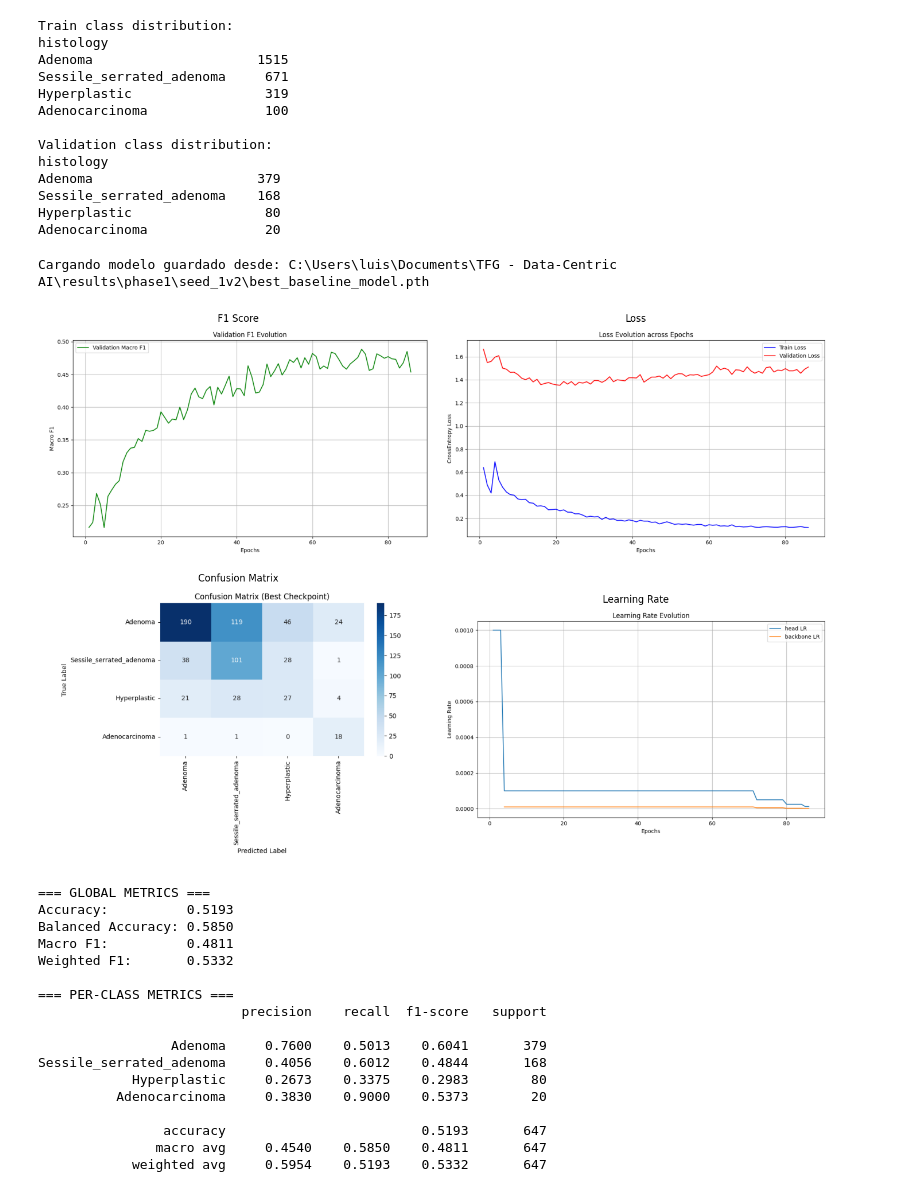
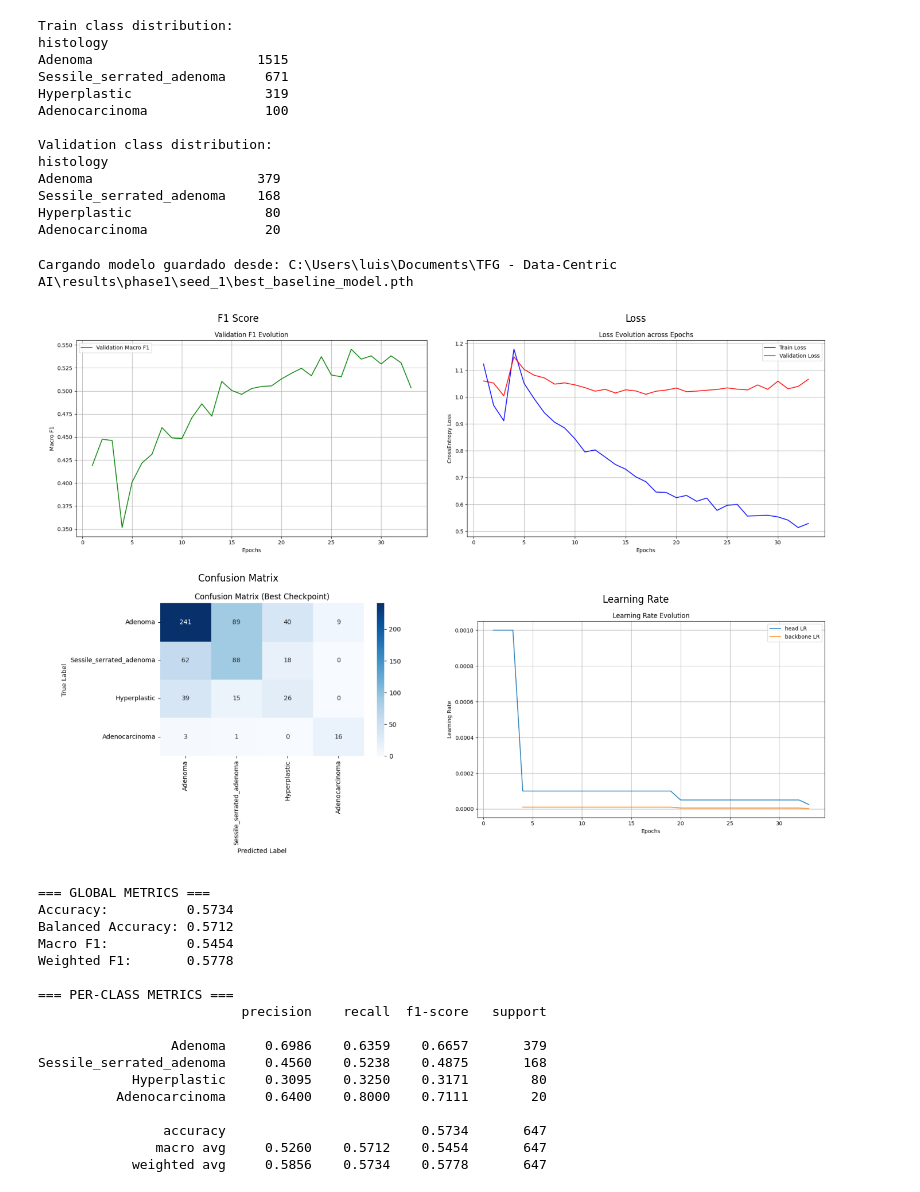
Before and after one commit to luismz14/TFG-DataCentric-AI, a Jupyter notebook: phase1.ipynb, the cells around one changed output. Saved outputs shown, nothing was run; the diff lists cells and outputs as text; code cells hidden in the pictures.

```diff
--- a/phase1.ipynb
+++ b/phase1.ipynb
@@ -38,40 +38,40 @@ Adenocarcinoma               20
 # %%
 baseline_train.random_state = 42
 
 phase1_img_dir = Path("unified_images")
 phase1_csv_dir = Path("phase1_train.csv")
 phase1_validation_csv_dir = VALIDATION_CSV
 phase1_validation_img_dir = Path("unified_images")
-phase1_dir = Path('phase1/seed_1v2')
+phase1_dir = Path('phase1/seed_1')
 
 plotTrainResults(
     train_csv_dir=phase1_csv_dir,
     validation_csv_dir=phase1_validation_csv_dir,
     train_img_dir=phase1_img_dir,
     validation_img_dir=phase1_validation_img_dir,
     results_dir=phase1_dir,
     train=baseline_train,
 )
 # %% [output]
-Cargando modelo guardado desde: C:\Users\luis\Documents\TFG - Data-Centric AI\results\phase1\seed_1v2\best_baseline_model.pth
+Cargando modelo guardado desde: C:\Users\luis\Documents\TFG - Data-Centric AI\results\phase1\seed_1\best_baseline_model.pth
-[figure, old version]
+[figure, new version]
 === GLOBAL METRICS ===
-Accuracy:          0.5193
-Balanced Accuracy: 0.5850
-Macro F1:          0.4811
-Weighted F1:       0.5332
+Accuracy:          0.5734
+Balanced Accuracy: 0.5712
+Macro F1:          0.5454
+Weighted F1:       0.5778
 
 === PER-CLASS METRICS ===
                           precision    recall  f1-score   support
 
-                 Adenoma     0.7600    0.5013    0.6041       379
-Sessile_serrated_adenoma     0.4056    0.6012    0.4844       168
-            Hyperplastic     0.2673    0.3375    0.2983        80
-          Adenocarcinoma     0.3830    0.9000    0.5373        20
+                 Adenoma     0.6986    0.6359    0.6657       379
+Sessile_serrated_adenoma     0.4560    0.5238    0.4875       168
+            Hyperplastic     0.3095    0.3250    0.3171        80
+          Adenocarcinoma     0.6400    0.8000    0.7111        20
 
-                accuracy                         0.5193       647
-               macro avg     0.4540    0.5850    0.4811       647
-            weighted avg     0.5954    0.5193    0.5332       647
+                accuracy                         0.5734       647
+               macro avg     0.5260    0.5712    0.5454       647
+            weighted avg     0.5856    0.5734    0.5778       647
 # %%
 baseline_train.random_state = 123
 
```
Also changed, not shown: parts of 5 cells of this notebook, 4 other files.
